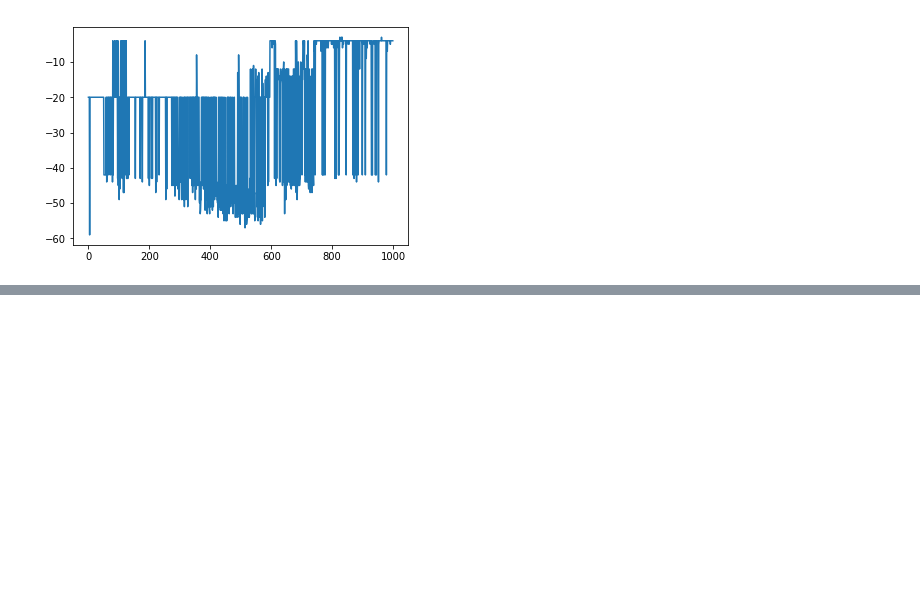
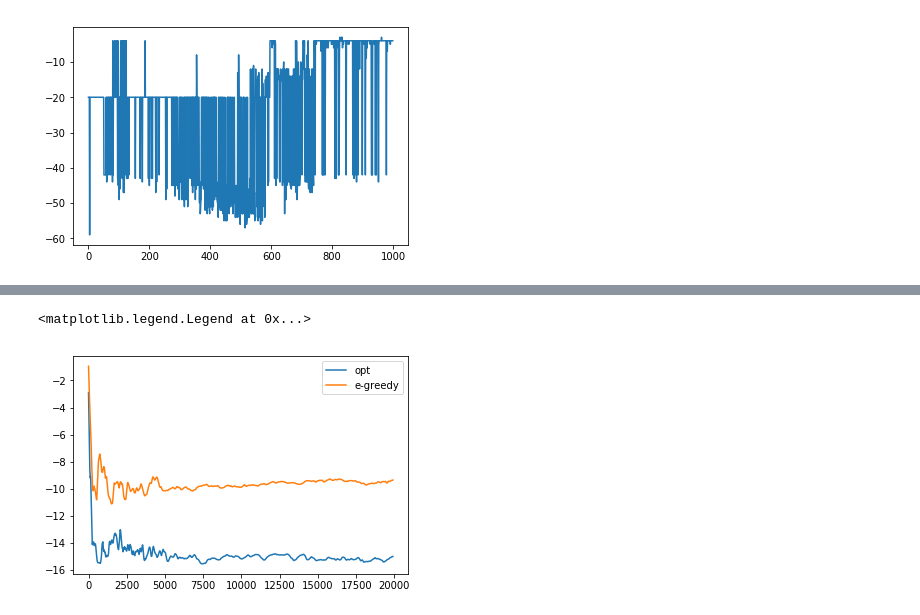
Before and after one commit to Rkeramati/crl, a Jupyter notebook: safe/cvar-algorithms/cvar/gridworld/Untitled.ipynb, the cells around one changed output, grey strips where cells are left out. Saved outputs shown, nothing was run; the diff lists cells and outputs as text; code cells hidden in the pictures; blank space fills up the shorter version.

```diff
--- a/safe/cvar-algorithms/cvar/gridworld/Untitled.ipynb
+++ b/safe/cvar-algorithms/cvar/gridworld/Untitled.ipynb
@@ -52,0 +65,12 @@ plt.plot(np.load('returns_small.npy'))
+# %%
+def moving_average(a, n=3) :
+    ret = np.cumsum(a, dtype=float)
+    ret[n:] = ret[n:] - ret[:-n]
+    return ret[n - 1:] / n
+# %%
+plt.plot(moving_average(np.max(cvar_opt, axis=0), 100), label='opt')
+plt.plot(moving_average(np.max(cvar, axis=0), 100), label='e-greedy')
+plt.legend()
+# %% [output]
+<matplotlib.legend.Legend at 0x...>
+[figure, added]
```
Also changed, not shown: parts of 2 cells of this notebook, 10 other files.
